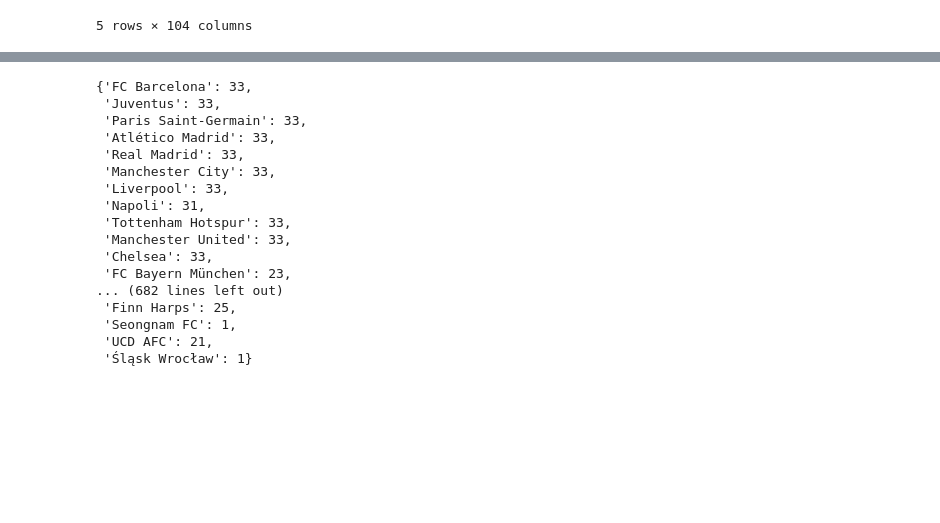
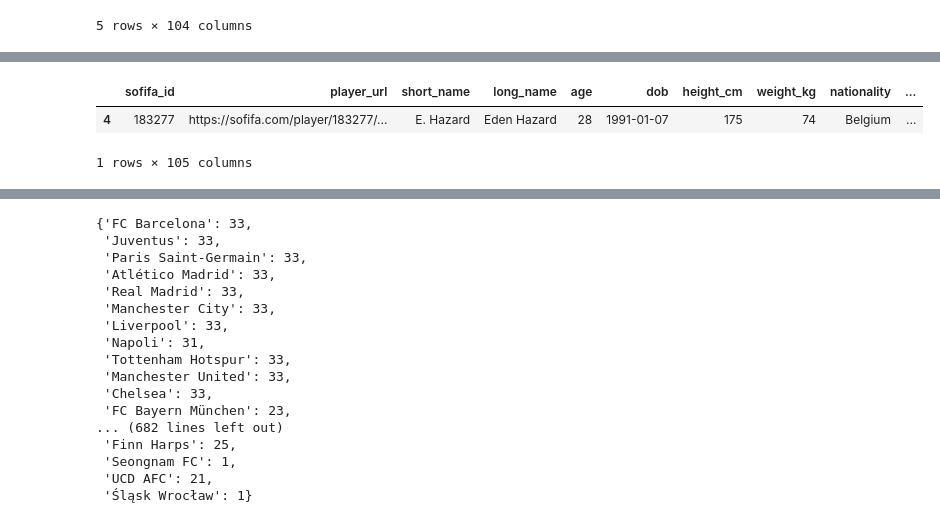
Before and after one commit to Taoheed-O/DATA-ANALYSIS, a Jupyter notebook: Data-Analysis/FIFA_2020/FIFA_2020.ipynb, the cells around one changed output, grey strips where cells are left out. Cells and saved outputs as stored; diff of their text form; code cells hidden in the pictures; blank space fills up the shorter version.

```diff
--- a/Data-Analysis/FIFA_2020/FIFA_2020.ipynb
+++ b/Data-Analysis/FIFA_2020/FIFA_2020.ipynb
@@ -31,2 +39,8 @@ df.head()
+# %%
+df[df['long_name'] == 'Eden Hazard']
+# %% [output]
+|  | sofifa_id | player_url | short_name | long_name | age | dob | height_cm | weight_kg | nationality | ... |
+| 4 | 183277 | https://sofifa.com/player/183277/... | E. Hazard | Eden Hazard | 28 | 1991-01-07 | 175 | 74 | Belgium | ... |
+1 rows × 105 columns
 # %%
 df.describe()
```
Also changed, not shown: parts of 10 cells of this notebook.
